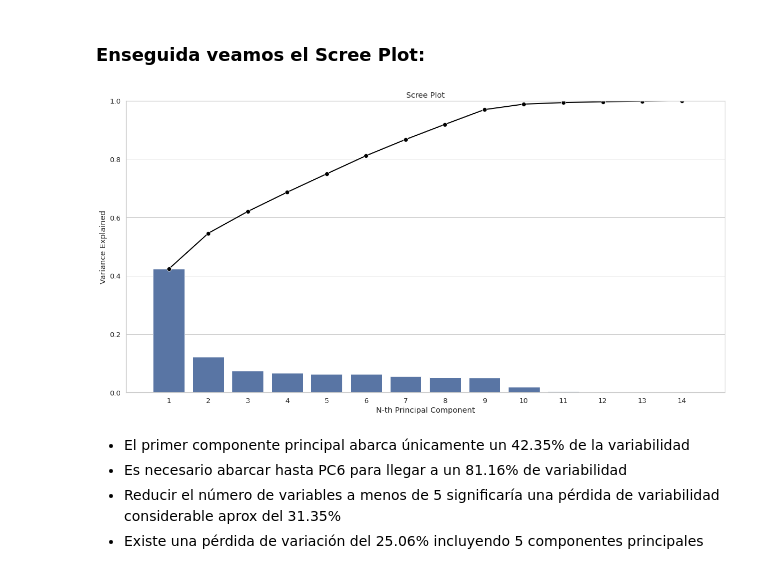
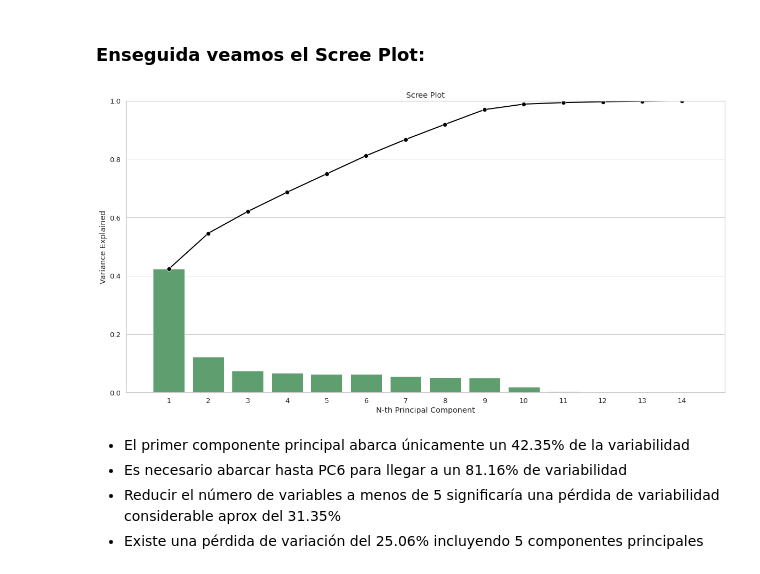
Before and after one commit to a00351269/Actividades_Aprendizaje-, a Jupyter notebook: Actividad6DS.ipynb, the cells around one changed output. Saved outputs shown, nothing was run; the diff lists cells and outputs as text; code cells hidden in the pictures.

```diff
--- a/Actividad6DS.ipynb
+++ b/Actividad6DS.ipynb
@@ -936,34 +936,34 @@ Quedando un 18.84% de los componentes PC6 al PC14
 # %%
 PC_components = np.arange(pcs.n_components_) + 1
 #PC_components
 
 _ = sns.set(style = 'whitegrid',
             font_scale = 1.2
             )
 
 fig, ax = plt.subplots(figsize=(20, 10))
 
 _ = sns.barplot(x = PC_components,
                 y = pcs.explained_variance_ratio_,
-                color = 'b'
+                color = 'g'
                 )
 
 _ = sns.lineplot(x = PC_components-1,
                  y = np.cumsum(pcs.explained_variance_ratio_),
                  color = 'black',
                  linestyle = '-',
                  linewidth = 2,
                  marker = 'o',
                  markersize = 8
                  )
 
 plt.title('Scree Plot')
 plt.xlabel('N-th Principal Component')
 plt.ylabel('Variance Explained')
 plt.ylim(0, 1)
 plt.show()
 # %% [output]
-[figure, old version]
+[figure, new version]
 # %% [markdown]
 *   El primer componente principal abarca únicamente un 42.35% de la variabilidad
 *   Es necesario abarcar hasta PC6 para llegar a un 81.16% de variabilidad
```
Also changed, not shown: parts of 2 cells of this notebook.
